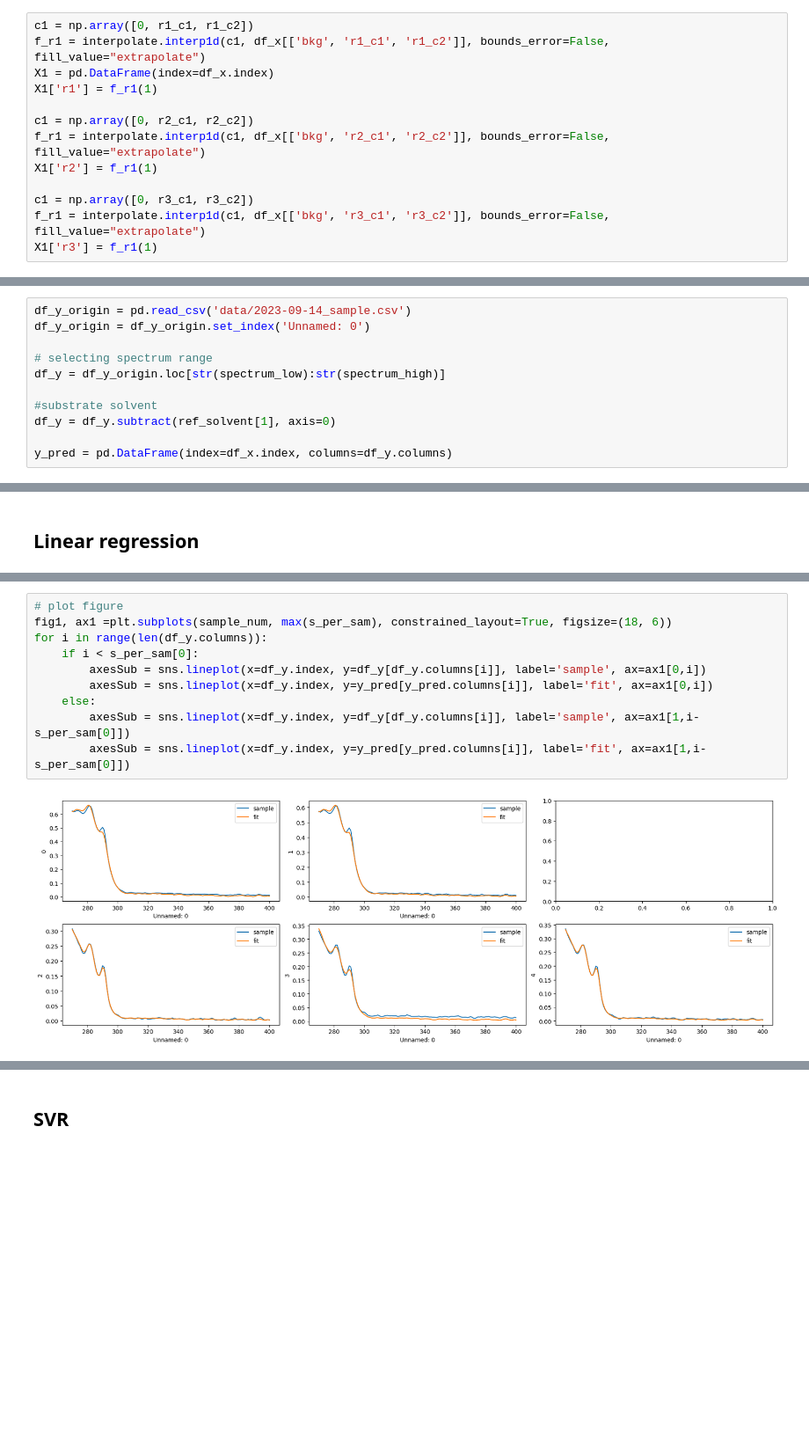
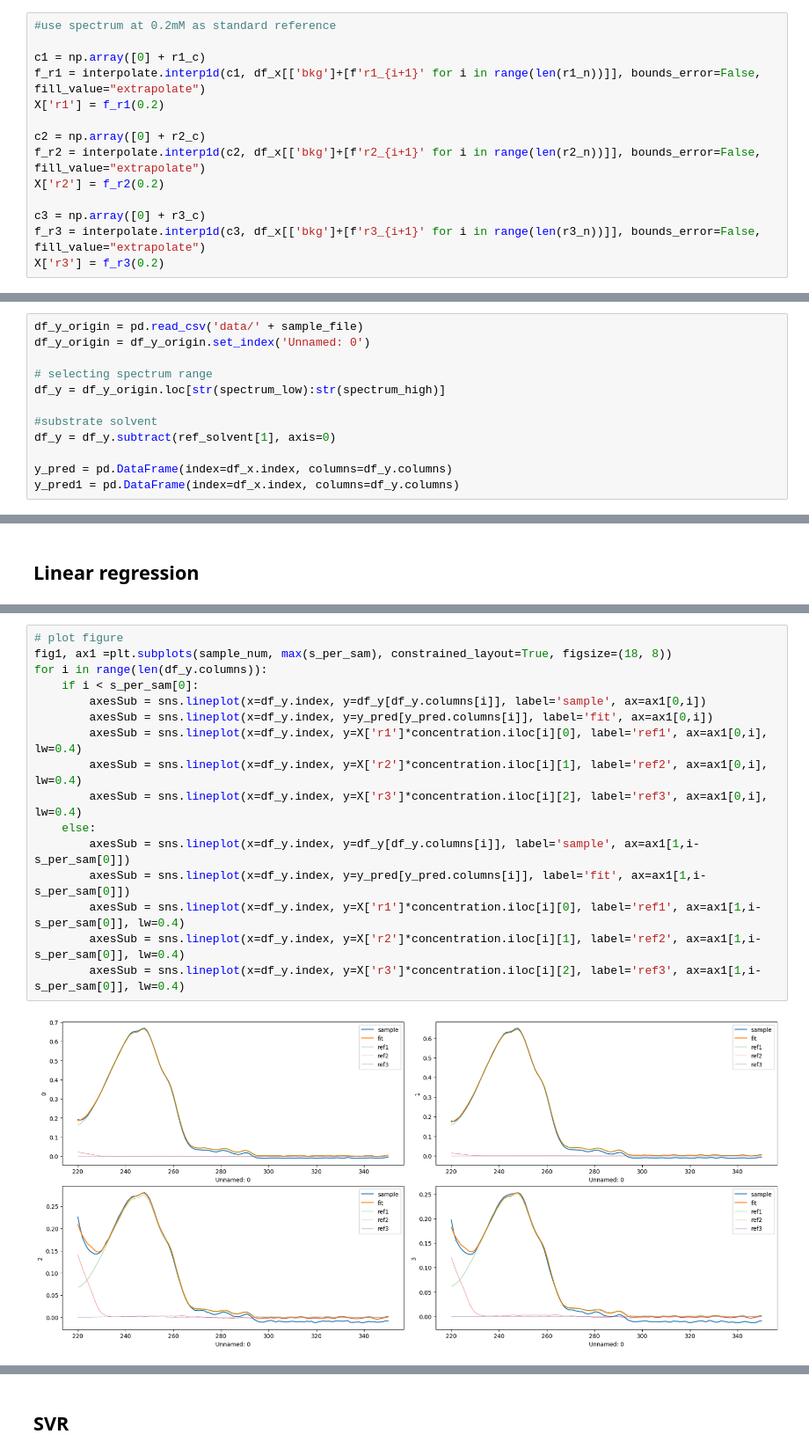
Before and after one commit to Jiang081/UV_Vis_calibration, a Jupyter notebook: UV-Vis/UV-Vis calibration.ipynb, the cells around one changed output, grey strips where cells are left out. Shown at 88% size. Saved outputs shown, nothing was run; the diff lists cells and outputs as text; blank space fills up the shorter version.

```diff
--- a/UV-Vis/UV-Vis calibration.ipynb
+++ b/UV-Vis/UV-Vis calibration.ipynb
@@ -93,16 +98,17 @@ See the caveats in the documentation: https://pandas.pydata.org/pandas-docs/stab
 # %% [markdown]
 ## Interpolate
 # %%
-c1 = np.array([0, r1_c1, r1_c2])
-f_r1 = interpolate.interp1d(c1, df_x[['bkg', 'r1_c1', 'r1_c2']], bounds_error=False, fill_value="extrapolate")
-X1 = pd.DataFrame(index=df_x.index)
-X1['r1'] = f_r1(1)
+#use spectrum at 0.2mM as standard reference
 
-c1 = np.array([0, r2_c1, r2_c2])
-f_r1 = interpolate.interp1d(c1, df_x[['bkg', 'r2_c1', 'r2_c2']], bounds_error=False, fill_value="extrapolate")
-X1['r2'] = f_r1(1)
+c1 = np.array([0] + r1_c)
+f_r1 = interpolate.interp1d(c1, df_x[['bkg']+[f'r1_{i+1}' for i in range(len(r1_n))]], bounds_error=False, fill_value="extrapolate")
+X['r1'] = f_r1(0.2)
 
-c1 = np.array([0, r3_c1, r3_c2])
-f_r1 = interpolate.interp1d(c1, df_x[['bkg', 'r3_c1', 'r3_c2']], bounds_error=False, fill_value="extrapolate")
-X1['r3'] = f_r1(1)
+c2 = np.array([0] + r2_c)
+f_r2 = interpolate.interp1d(c2, df_x[['bkg']+[f'r2_{i+1}' for i in range(len(r2_n))]], bounds_error=False, fill_value="extrapolate")
+X['r2'] = f_r2(0.2)
+
+c3 = np.array([0] + r3_c)
+f_r3 = interpolate.interp1d(c3, df_x[['bkg']+[f'r3_{i+1}' for i in range(len(r3_n))]], bounds_error=False, fill_value="extrapolate")
+X['r3'] = f_r3(0.2)
 # %% [markdown]
@@ -110,5 +116,5 @@ X1['r3'] = f_r1(1)
 # %%
-df_y_origin = pd.read_csv('data/2023-09-14_sample.csv')
+df_y_origin = pd.read_csv('data/' + sample_file)
 df_y_origin = df_y_origin.set_index('Unnamed: 0')
 
 # selecting spectrum range
@@ -118,6 +124,7 @@ df_y = df_y_origin.loc[str(spectrum_low):str(spectrum_high)]
 df_y = df_y.subtract(ref_solvent[1], axis=0)
 
 y_pred = pd.DataFrame(index=df_x.index, columns=df_y.columns)
+y_pred1 = pd.DataFrame(index=df_x.index, columns=df_y.columns)
 # %% [markdown]
 # Fitting and plotting
 # %% [markdown]
@@ -151,14 +158,20 @@ for ind, col in X1.iteritems():
 # %%
 # plot figure
-fig1, ax1 =plt.subplots(sample_num, max(s_per_sam), constrained_layout=True, figsize=(18, 6))
+fig1, ax1 =plt.subplots(sample_num, max(s_per_sam), constrained_layout=True, figsize=(18, 8))
 for i in range(len(df_y.columns)):
     if i < s_per_sam[0]:
         axesSub = sns.lineplot(x=df_y.index, y=df_y[df_y.columns[i]], label='sample', ax=ax1[0,i])
         axesSub = sns.lineplot(x=df_y.index, y=y_pred[y_pred.columns[i]], label='fit', ax=ax1[0,i])
+        axesSub = sns.lineplot(x=df_y.index, y=X['r1']*concentration.iloc[i][0], label='ref1', ax=ax1[0,i], lw=0.4)
+        axesSub = sns.lineplot(x=df_y.index, y=X['r2']*concentration.iloc[i][1], label='ref2', ax=ax1[0,i], lw=0.4)
+        axesSub = sns.lineplot(x=df_y.index, y=X['r3']*concentration.iloc[i][2], label='ref3', ax=ax1[0,i], lw=0.4)
     else:
         axesSub = sns.lineplot(x=df_y.index, y=df_y[df_y.columns[i]], label='sample', ax=ax1[1,i-s_per_sam[0]])
         axesSub = sns.lineplot(x=df_y.index, y=y_pred[y_pred.columns[i]], label='fit', ax=ax1[1,i-s_per_sam[0]])
+        axesSub = sns.lineplot(x=df_y.index, y=X['r1']*concentration.iloc[i][0], label='ref1', ax=ax1[1,i-s_per_sam[0]], lw=0.4)
+        axesSub = sns.lineplot(x=df_y.index, y=X['r2']*concentration.iloc[i][1], label='ref2', ax=ax1[1,i-s_per_sam[0]], lw=0.4)
+        axesSub = sns.lineplot(x=df_y.index, y=X['r3']*concentration.iloc[i][2], label='ref3', ax=ax1[1,i-s_per_sam[0]], lw=0.4)
 # %% [output]
-[figure, old version]
+[figure, new version]
 # %%
 #plotting error
```
Also changed, not shown: parts of 14 cells of this notebook, 1 other file.
